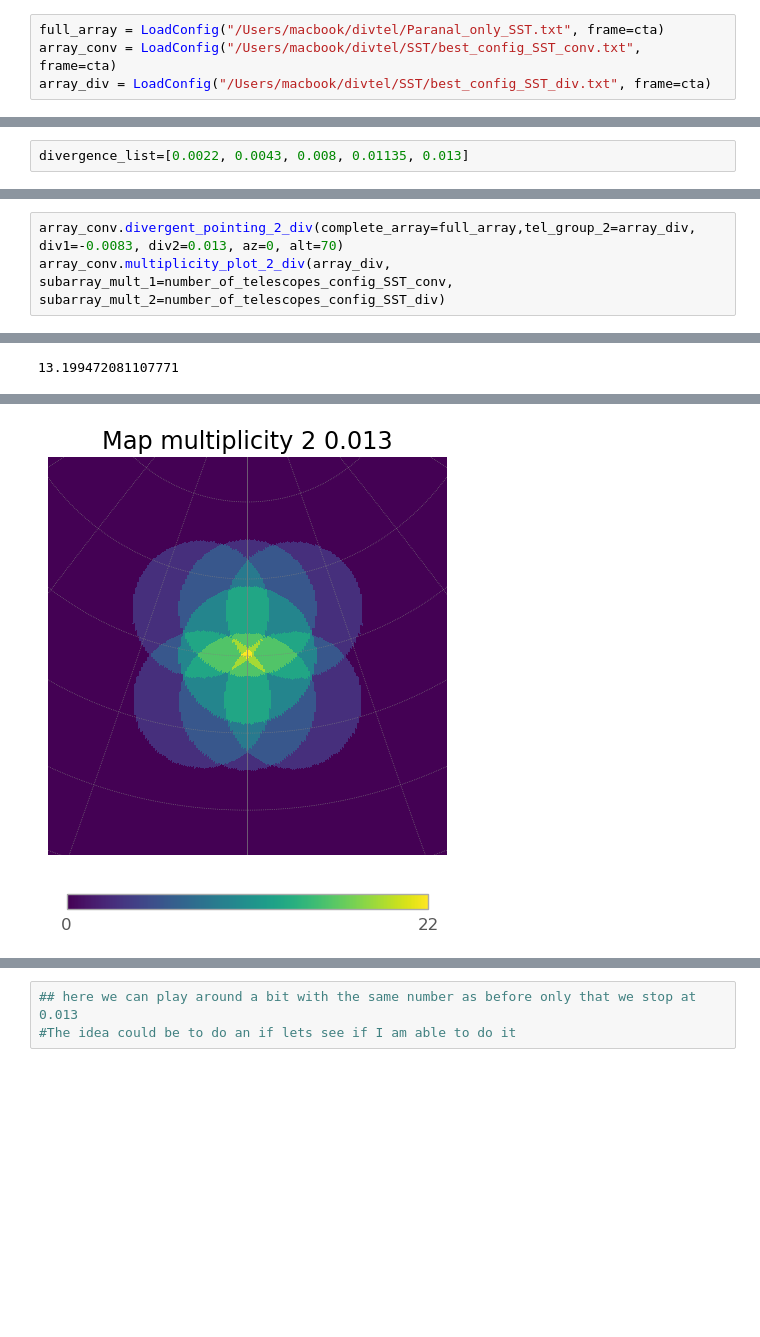
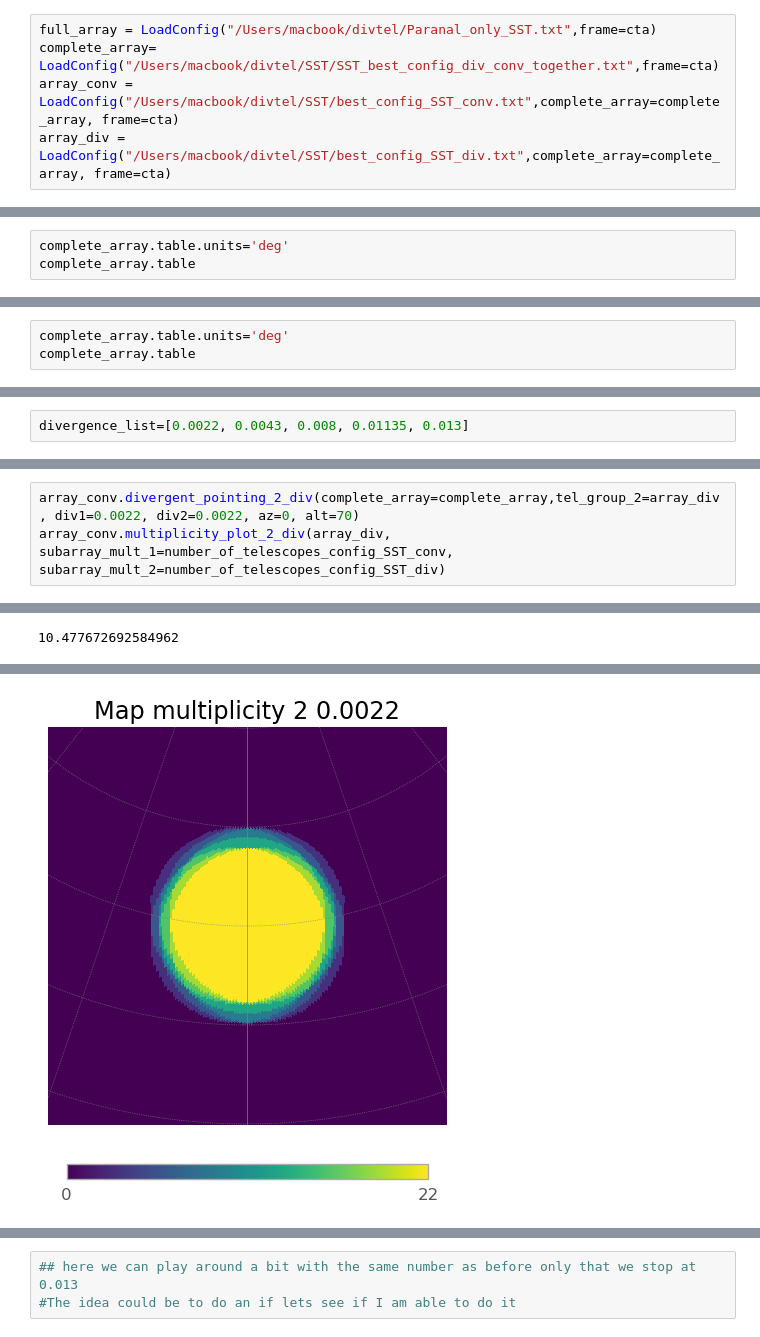
Before and after one commit to SamantaMorales/divtel, a Jupyter notebook: SST/BEST_SST_choosing_divergence_values.ipynb, the cells around one changed output, grey strips where cells are left out. Saved outputs shown, nothing was run; the diff lists cells and outputs as text; blank space fills up the shorter version.

```diff
--- a/SST/BEST_SST_choosing_divergence_values.ipynb
+++ b/SST/BEST_SST_choosing_divergence_values.ipynb
@@ -373,9 +373,10 @@ print(f"New telescope data has been written to {output_file_path_4}")
 # %% [output]
 New telescope data has been written to ./best_config_SST_div.txt
 # %%
-full_array = LoadConfig("/Users/macbook/divtel/Paranal_only_SST.txt", frame=cta)
-array_conv = LoadConfig("/Users/macbook/divtel/SST/best_config_SST_conv.txt", frame=cta)
-array_div = LoadConfig("/Users/macbook/divtel/SST/best_config_SST_div.txt", frame=cta)
+full_array = LoadConfig("/Users/macbook/divtel/Paranal_only_SST.txt",frame=cta)
+complete_array= LoadConfig("/Users/macbook/divtel/SST/SST_best_config_div_conv_together.txt",frame=cta)
+array_conv = LoadConfig("/Users/macbook/divtel/SST/best_config_SST_conv.txt",complete_array=complete_array, frame=cta)
+array_div = LoadConfig("/Users/macbook/divtel/SST/best_config_SST_div.txt",complete_array=complete_array, frame=cta)
 # %%
 array_div.table.units='deg'
 array_div.table
@@ -391,3 +392,6 @@ Table length=7
 | 5 | -415.67 | -402.0 | 48.25 | 0.000 | 0.000 | 90.000 | 5.600 | 4.450 | 62.462 | 1.000 | -0.000 | ... |
 | 6 | -415.67 | 402.0 | 15.58 | 0.000 | 0.000 | 90.000 | 5.600 | 4.450 | 62.462 | 1.000 | -0.000 | ... |
 | 7 | -429.67 | 0.0 | 29.42 | 0.000 | 0.000 | 90.000 | 5.600 | 4.450 | 62.462 | 1.000 | -0.000 | ... |
+# %%
+complete_array.table.units='deg'
+complete_array.table
@@ -405,3 +427,6 @@ Table length=6
 | 4 | 0.0 | -816.83 | 65.42 | 0.000 | 0.000 | 90.000 | 5.600 | 4.450 | 62.462 | 1.000 | -0.000 | ... |
 | 5 | 839.67 | -404.67 | 17.75 | 0.000 | 0.000 | 90.000 | 5.600 | 4.450 | 62.462 | 1.000 | -0.000 | ... |
 | 6 | 839.67 | 404.67 | 10.08 | 0.000 | 0.000 | 90.000 | 5.600 | 4.450 | 62.462 | 1.000 | -0.000 | ... |
+# %%
+complete_array.table.units='deg'
+complete_array.table
@@ -465,4 +631,4 @@ for divergence in divergence_list:
 # %%
-array_conv.divergent_pointing_2_div(complete_array=full_array,tel_group_2=array_div, div1=-0.0083, div2=0.013, az=0, alt=70)
+array_conv.divergent_pointing_2_div(complete_array=complete_array,tel_group_2=array_div, div1=0.0022, div2=0.0022, az=0, alt=70)
 array_conv.multiplicity_plot_2_div(array_div, subarray_mult_1=number_of_telescopes_config_SST_conv, subarray_mult_2=number_of_telescopes_config_SST_div)
 # %% [output]
@@ -471 +650 @@ the barycenter for the calculations of the second divergence[-0.73913043  0.
-13.199472081107771
+10.477672692584962
@@ -473 +652 @@ the barycenter for the calculations of the second divergence[-0.73913043  0.
-[figure, old version]
+[figure, new version]
```
Also changed, not shown: parts of 54 cells of this notebook, 5 other files.
